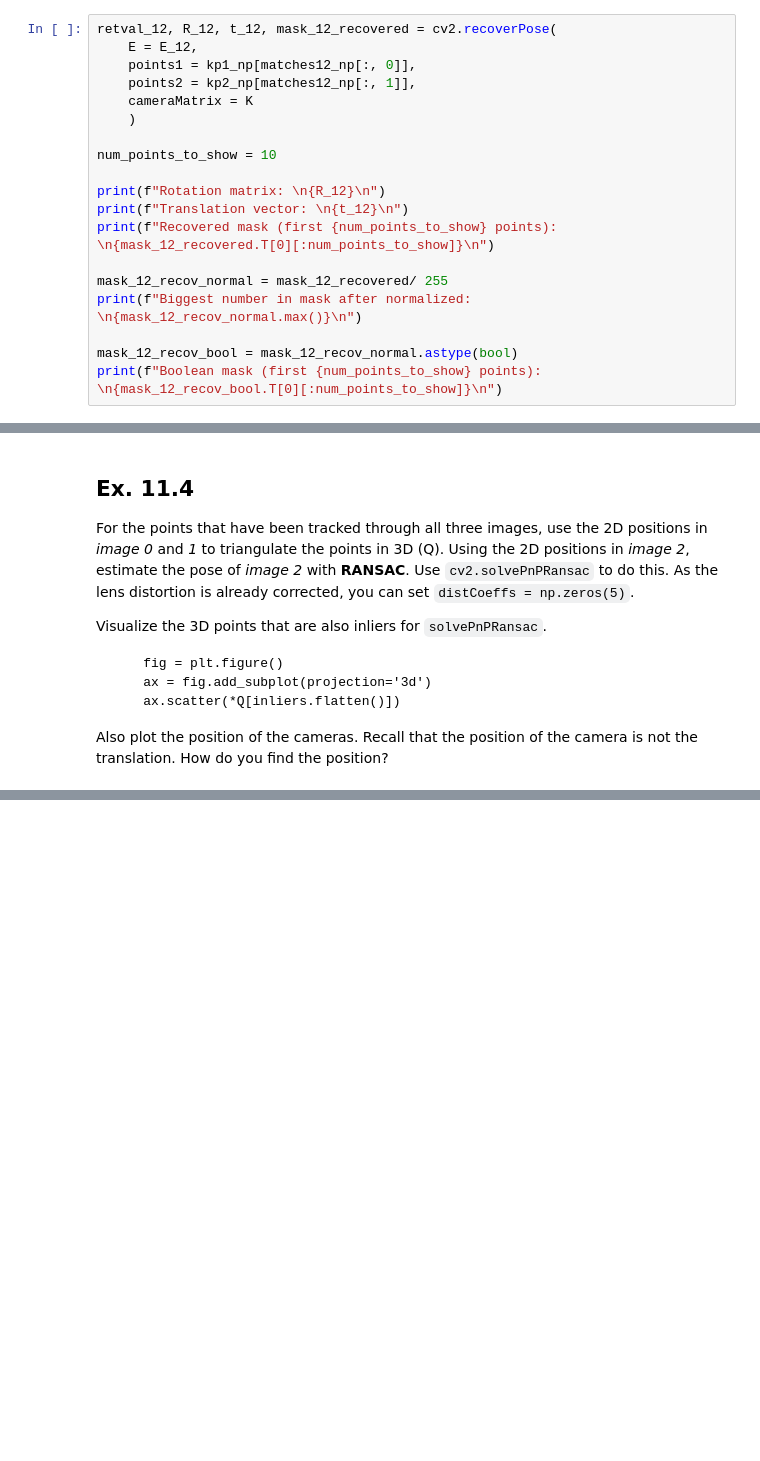
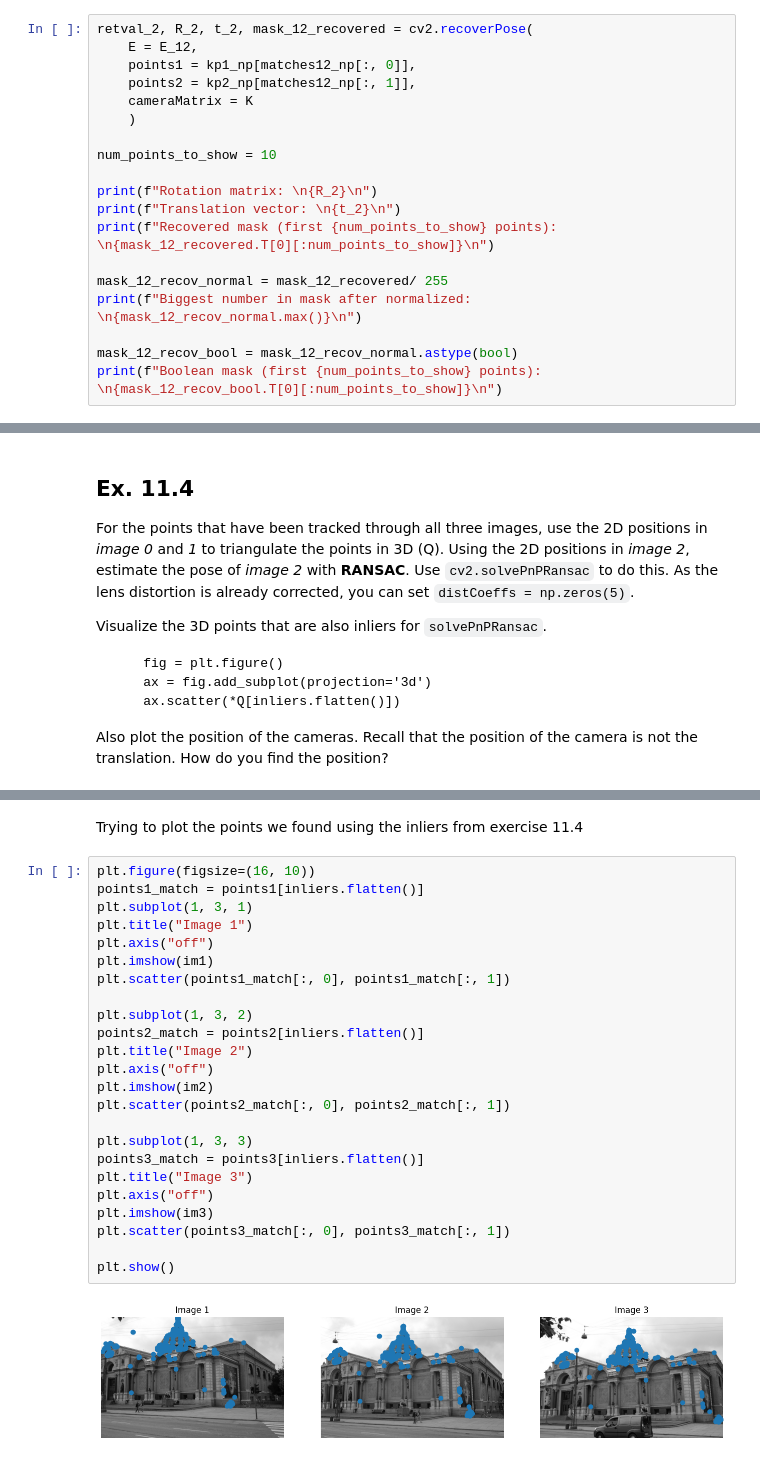
Before and after one commit to WeatherBoy/02504_Code, a Jupyter notebook: Ex11/ex11.ipynb, the cells around one changed output, grey strips where cells are left out. Cells and saved outputs as stored; diff of their text form; blank space fills up the shorter version.

```diff
--- a/Ex11/ex11.ipynb
+++ b/Ex11/ex11.ipynb
@@ -338,7 +371,7 @@ Mask:
 # %% [markdown]
 Recovering the pose using *CV2*
 # %%
-retval_12, R_12, t_12, mask_12_recovered = cv2.recoverPose(
+retval_2, R_2, t_2, mask_12_recovered = cv2.recoverPose(
     E = E_12,
     points1 = kp1_np[matches12_np[:, 0]],
     points2 = kp2_np[matches12_np[:, 1]],
@@ -347,8 +380,8 @@ retval_12, R_12, t_12, mask_12_recovered = cv2.recoverPose(
 
 num_points_to_show = 10
 
-print(f"Rotation matrix: \n{R_12}\n")
-print(f"Translation vector: \n{t_12}\n")
+print(f"Rotation matrix: \n{R_2}\n")
+print(f"Translation vector: \n{t_2}\n")
 print(f"Recovered mask (first {num_points_to_show} points): \n{mask_12_recovered.T[0][:num_points_to_show]}\n")
 
 mask_12_recov_normal = mask_12_recovered/ 255
@@ -431,0 +541,28 @@ How do you find the position?
+# %% [markdown]
+Trying to plot the points we found using the inliers from exercise 11.4
+# %%
+plt.figure(figsize=(16, 10))
+points1_match = points1[inliers.flatten()]
+plt.subplot(1, 3, 1)
+plt.title("Image 1")
+plt.axis("off")
+plt.imshow(im1)
+plt.scatter(points1_match[:, 0], points1_match[:, 1])
+
+plt.subplot(1, 3, 2)
+points2_match = points2[inliers.flatten()]
+plt.title("Image 2")
+plt.axis("off")
+plt.imshow(im2)
+plt.scatter(points2_match[:, 0], points2_match[:, 1])
+
+plt.subplot(1, 3, 3)
+points3_match = points3[inliers.flatten()]
+plt.title("Image 3")
+plt.axis("off")
+plt.imshow(im3)
+plt.scatter(points3_match[:, 0], points3_match[:, 1])
+
+plt.show()
+# %% [output]
+[figure, added]
```
Also changed, not shown: parts of 14 cells of this notebook.
